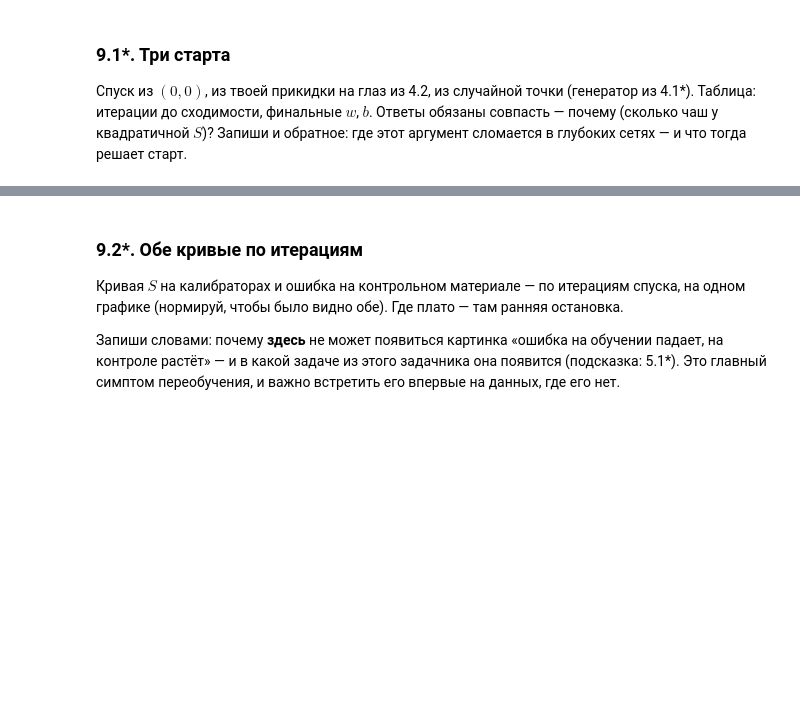
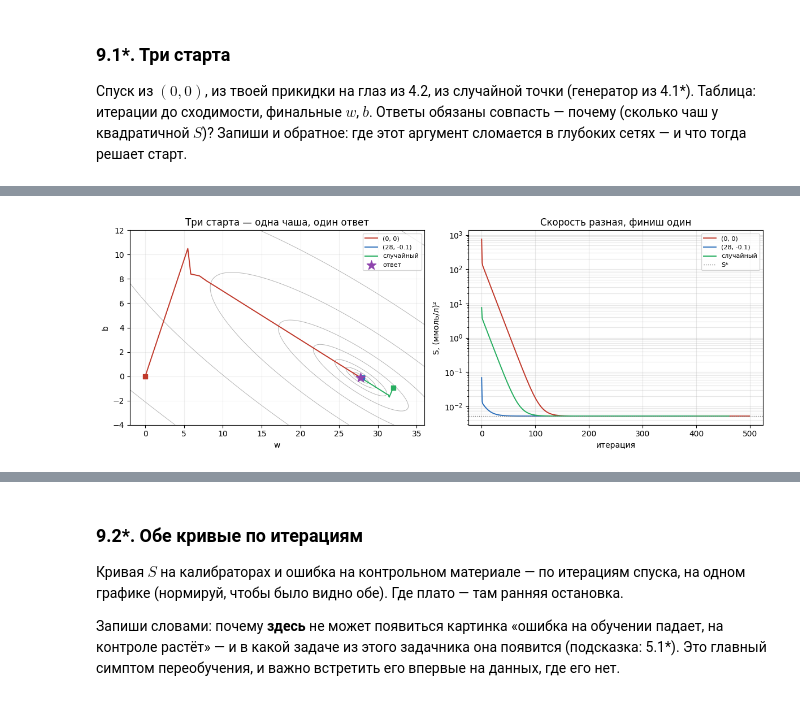
Before and after one commit to marymoroz1106/Brain_tumor_segmentation, a Jupyter notebook: chislennye-metody/Один нейрон-2.ipynb, the cells around one changed output, grey strips where cells are left out. Saved outputs shown, nothing was run; the diff lists cells and outputs as text; code cells hidden in the pictures; blank space fills up the shorter version.

```diff
--- a/chislennye-metody/Один нейрон-2.ipynb
+++ b/chislennye-metody/Один нейрон-2.ipynb
@@ -1949,0 +2587,74 @@ max|r|, ммоль/л:
+# %%
+# 9.1* — три старта: итерации и ответ
+
+start1 = (0.0, 0.0)
+start2 = (28.0, -0.1)          # прикидка на глаз из 4.2
+rng = random.Random(42)        # seed фиксирует случайный старт
+start3 = (rng.uniform(0, 50), rng.uniform(-1, 1))
+
+starts = [('(0, 0)',) + start1, ('(28, -0.1)',) + start2, ('случайный',) + start3]
+
+def descent_work(w0, b0, eta=0.1, eps=1e-10, maxit=20000):
+    # свой спуск на S_fun: глобальная S после 8.2* — это уже физическая S(k, A0)
+    w, b = w0, b0
+    path = [(w, b)]
+    hist = [S_fun(w, b)]
+    for t in range(1, maxit + 1):
+        dw = -2 * sum(A_cal[i] * (c_cal[i] - (w * A_cal[i] + b)) for i in range(N))
+        db = -2 * sum(c_cal[i] - (w * A_cal[i] + b) for i in range(N))
+        w2, b2 = w - eta * dw, b - eta * db
+        path.append((w2, b2))
+        hist.append(S_fun(w2, b2))
+        if abs(w2 - w) + abs(b2 - b) < eps:
+            return t, w2, b2, path, hist
+        w, b = w2, b2
+    return None, w, b, path, hist
+
+print(f"{'старт':<12} {'итераций':>9} {'w':>11} {'b':>11} {'S':>12}")
+print("-" * 60)
+finals = []
+paths = []
+for name, w0, b0 in starts:
+    t, w, b, path, hist = descent_work(w0, b0)
+    finals.append((w, b))
+    paths.append((name, path, hist))
+    print(f"{name:<12} {t:>9} {w:>11.6f} {b:>11.6f} {S_fun(w, b):>12.6e}")
+
+ws = [q[0] for q in finals]
+bs = [q[1] for q in finals]
+print(f"\nразброс финальных: w {max(ws) - min(ws):.2e}, b {max(bs) - min(bs):.2e}")
+
+# --- траектории на линиях уровня ---
+WW = [-2 + 38 * i / 160 for i in range(161)]
+BB = [-4 + 16 * i / 160 for i in range(161)]
+ZZ = [[S_fun(w, b) for w in WW] for b in BB]
+
+fig, (ax1, ax2) = plt.subplots(1, 2, figsize=(12, 4.4))
+
+lev = [1e-3, 3e-3, 1e-2, 3e-2, 0.1, 0.3, 1, 3, 10, 30, 100, 300, 1000, 3000, 10000]
+ax1.contour(WW, BB, ZZ, levels=lev, colors='0.7', linewidths=0.7)
+colors = ['#c0392b', '#2c6fbb', '#27ae60']
+for (name, path, hist), color in zip(paths, colors):
+    ax1.plot([q[0] for q in path], [q[1] for q in path], '-', lw=1.4, color=color, label=name)
+    ax1.scatter([path[0][0]], [path[0][1]], marker='s', s=40, color=color, zorder=5)
+ax1.scatter([ws[0]], [bs[0]], marker='*', s=150, color='#8e44ad', zorder=6, label='ответ')
+ax1.set_xlim(-2, 36)
+ax1.set_ylim(-4, 12)
+ax1.set_xlabel('w')
+ax1.set_ylabel('b')
+ax1.set_title('Три старта — одна чаша, один ответ')
+ax1.grid(alpha=0.2)
+ax1.legend(fontsize=8)
+
+for (name, path, hist), color in zip(paths, colors):
+    ax2.semilogy(hist, color=color, lw=1.4, label=name)
+ax2.axhline(S_fun(ws[0], bs[0]), color='gray', ls=':', lw=1, label='S*')
+ax2.set_xlabel('итерация')
+ax2.set_ylabel('S, (ммоль/л)²')
+ax2.set_title('Скорость разная, финиш один')
+ax2.grid(alpha=0.3, which='both')
+ax2.legend(fontsize=8)
+
+plt.tight_layout()
+plt.show()
+# %% [output]
@@ -1950 +2668,2 @@ max|r|, ммоль/л:
+[figure, added]
 # %% [markdown]
```
Also changed, not shown: parts of 29 cells of this notebook.
